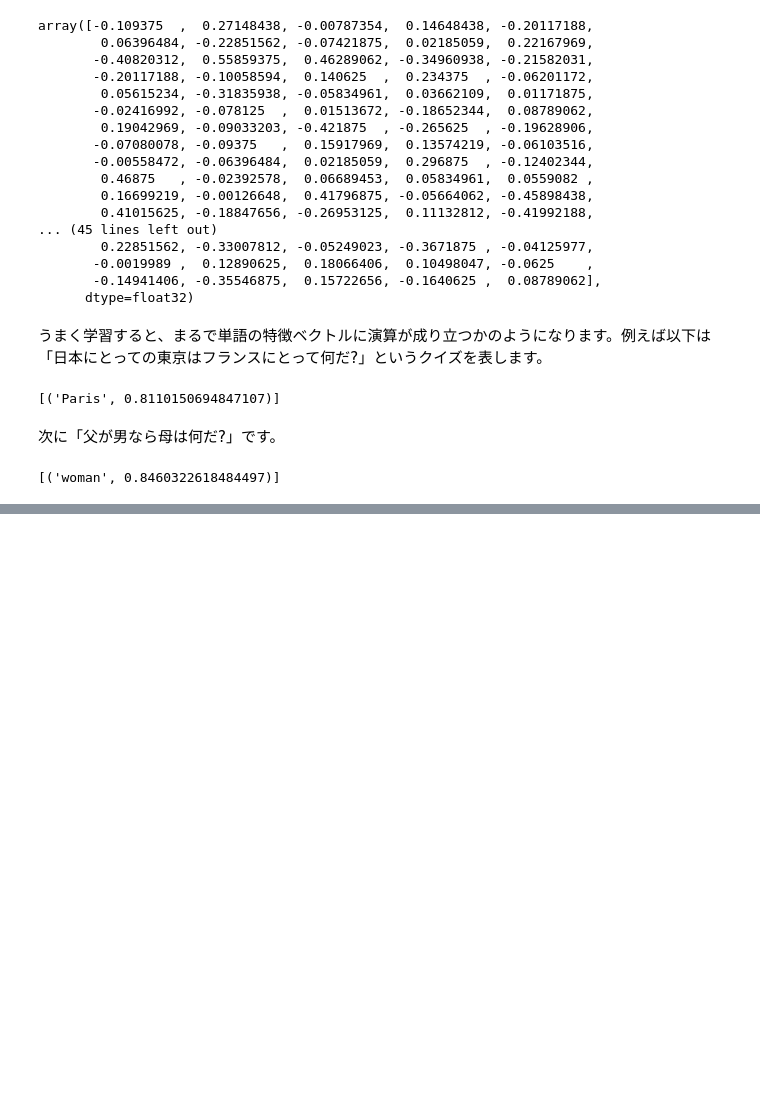
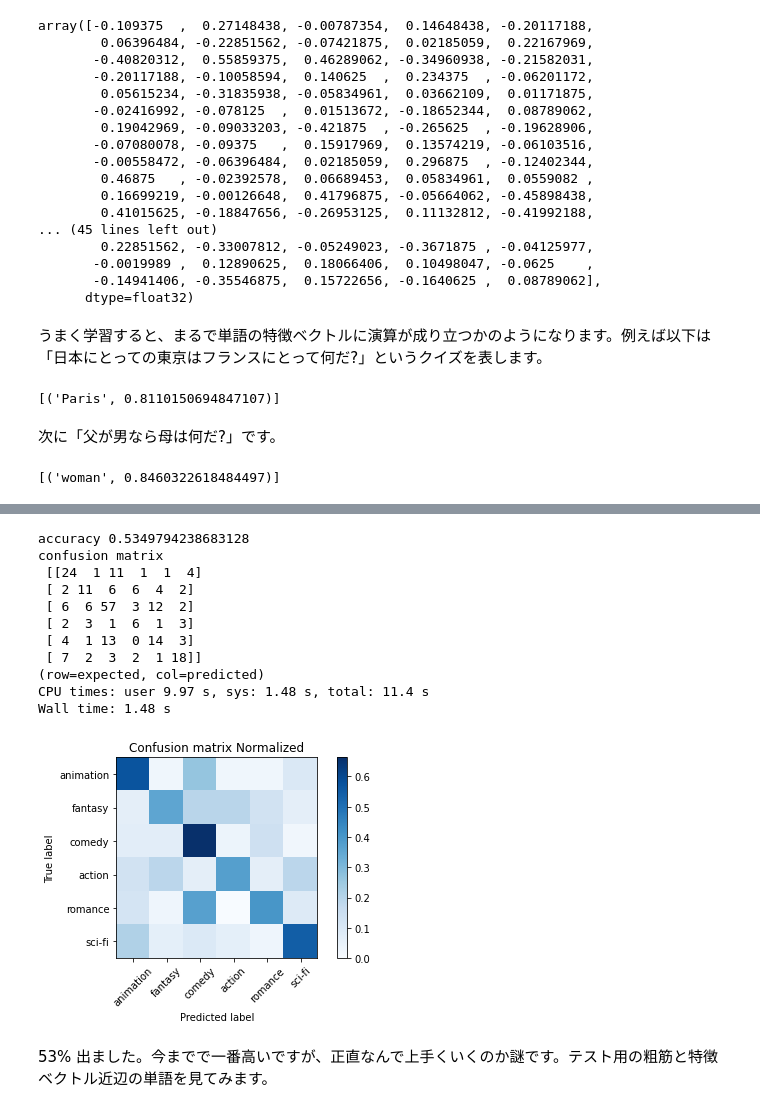
Before and after one commit to propella/gensim-word2vec-movie, a Jupyter notebook: notebooks/movie.ipynb, the cells around one changed output, grey strips where cells are left out. Saved outputs shown, nothing was run; the diff lists cells and outputs as text; code cells hidden in the pictures; blank space fills up the shorter version.

Commit message:
word2vec averaging

```diff
--- a/notebooks/movie.ipynb
+++ b/notebooks/movie.ipynb
@@ -376,0 +386,16 @@ wv.similar_by_vector(wv["man"] - wv["father"] + wv["mother"], 1)
+# %%
+nltk.download('stopwords')
+
+def w2v_tokenize_text(text):
+    tokens = []
+    for sent in nltk.sent_tokenize(text, language='english'):
+        for word in nltk.word_tokenize(sent, language='english'):
+            if len(word) < 2:
+                continue
+            if word.lower() in stopwords.words('english'):
+                continue
+            tokens.append(word)
+    return tokens
+
+tng_plot = "The series begins with the crew of the Enterprise-D put on trial by an omnipotent being known as Q, who became a recurring character. The god-like entity threatens the extinction of humanity for being a race of savages, forcing them to solve a mystery at nearby Farpoint Station to prove their worthiness to be spared. After successfully solving the mystery and avoiding disaster, the crew departs on its mission to explore strange new worlds.The series begins with the crew of the Enterprise-D put on trial by an omnipotent being known as Q, who became a recurring character. The god-like entity threatens the extinction of humanity for being a race of savages, forcing them to solve a mystery at nearby Farpoint Station to prove their worthiness to be spared. After successfully solving the mystery and avoiding disaster, the crew departs on its mission to explore strange new worlds."
+print(w2v_tokenize_text(tng_plot))
@@ -376,0 +409,10 @@ wv.similar_by_vector(wv["man"] - wv["father"] + wv["mother"], 1)
+# %%
+def averaging(wv, words):
+    mean = np.mean([wv.get_vector(word, norm=True)
+                        for word
+                        in words
+                        if word in wv], axis=0)
+    return unitvec(mean)
+
+def averaging_text(wv, text):
+    return averaging(wv, w2v_tokenize_text(text))
@@ -376,0 +446,8 @@ wv.similar_by_vector(wv["man"] - wv["father"] + wv["mother"], 1)
+# %%
+%%time
+
+def averaging_list(wv, text_list):
+    return [averaging_text(wv, text) for text in text_list]
+
+X_train_word_average = averaging_list(wv, train_data["plot"])
+X_test_word_average = averaging_list(wv, test_data["plot"])
@@ -376,0 +457,22 @@ wv.similar_by_vector(wv["man"] - wv["father"] + wv["mother"], 1)
+# %%
+%%time
+logreg = linear_model.LogisticRegression(n_jobs=1, C=1e5, max_iter=2000)
+logreg.fit(X_train_word_average, train_data['tag'])
+
+predicted = logreg.predict(X_test_word_average)
+evaluate_prediction(predicted, test_data.tag)
+# %% [output]
+accuracy 0.5349794238683128
+confusion matrix
+ [[24  1 11  1  1  4]
+ [ 2 11  6  6  4  2]
+ [ 6  6 57  3 12  2]
+ [ 2  3  1  6  1  3]
+ [ 4  1 13  0 14  3]
+ [ 7  2  3  2  1 18]]
+(row=expected, col=predicted)
+CPU times: user 9.97 s, sys: 1.48 s, total: 11.4 s
+Wall time: 1.48 s
+[figure, added]
+# %% [markdown]
+53% 出ました。今までで一番高いですが、正直なんで上手くいくのか謎です。テスト用の粗筋と特徴ベクトル近辺の単語を見てみます。
```
Also changed, not shown: parts of 13 cells of this notebook.
